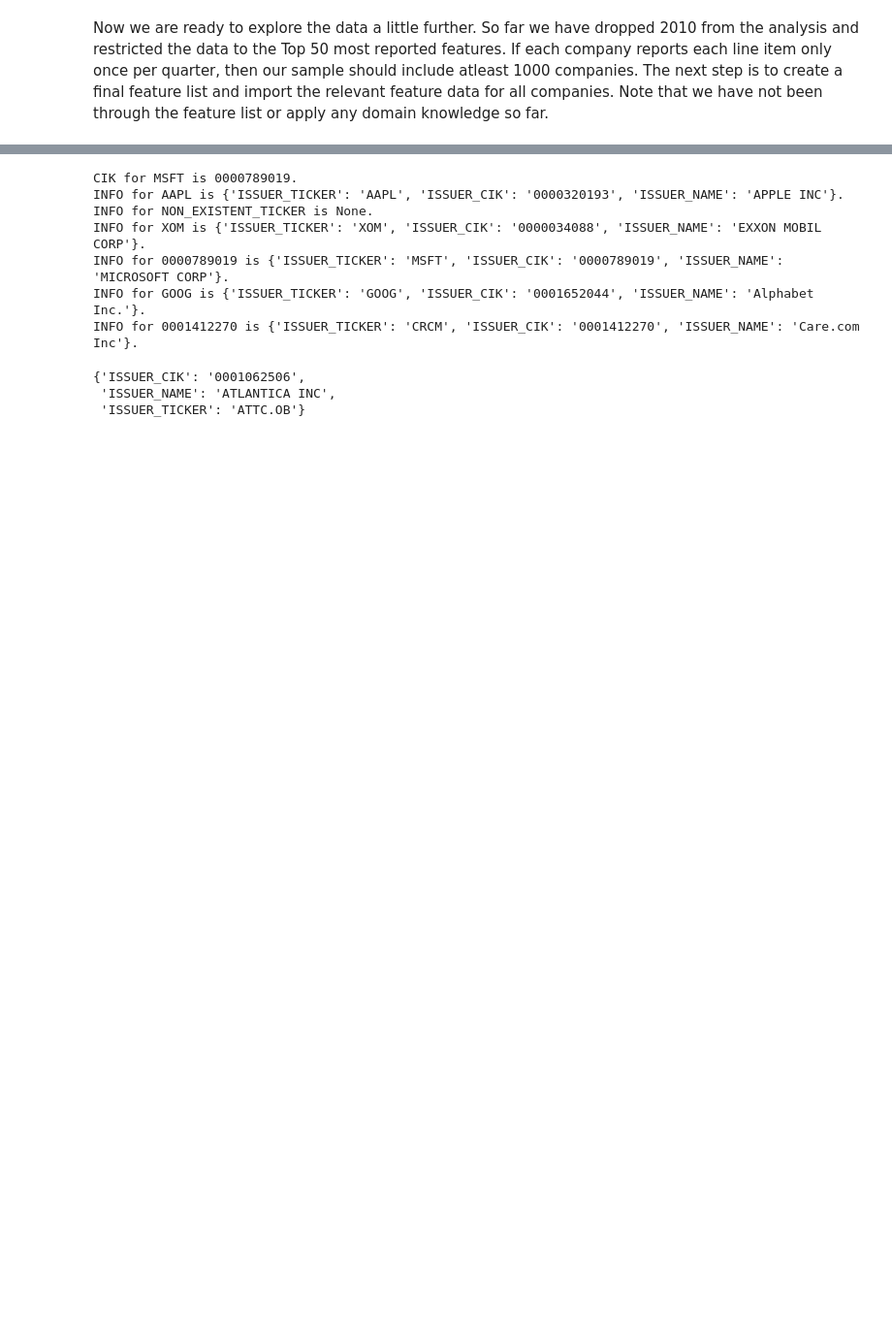
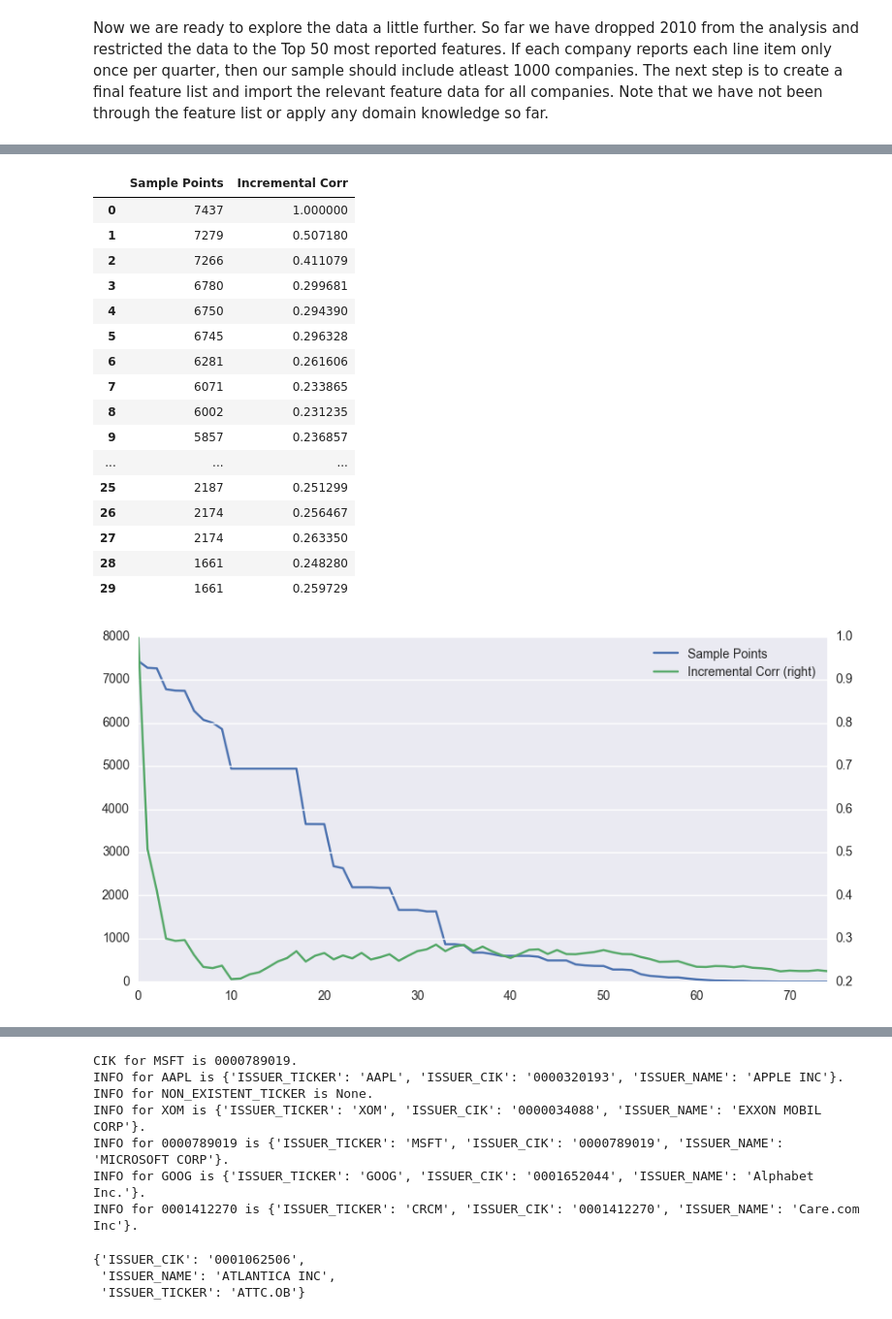
Before and after one commit to faisalhamid1162/machine-learning, a Jupyter notebook: projects/capstone/EquityTrading.ipynb, the cells around one changed output, grey strips where cells are left out. Shown at 97% size. Saved outputs shown, nothing was run; the diff lists cells and outputs as text; code cells hidden in the pictures; blank space fills up the shorter version.

```diff
--- a/projects/capstone/EquityTrading.ipynb
+++ b/projects/capstone/EquityTrading.ipynb
@@ -365,0 +583,17 @@ The fundamentals database, unfortunately, does not contain historical prices and
+# %%
+#Fill in missing values by replacing them with the average of the top 10 highest correlated features with a correlation above 0.8
+fillValues = pd.DataFrame()
+for c in range(len(finalData.columns.values)):
+    eachValue = finalData.columns.values[c]
+    print('Calculating ' + str(c+1) + ' of ' + str(len(reducedLabels)) + '.')
+    fillValues = pd.concat([fillValues, pd.DataFrame(finalData.loc[:, getCorrelatedFeatures(eachValue, maxFeatures=5, correlationCutoff=0.7).index.values].mean(axis=1), columns=[eachValue])], axis=1)
+    clear_output(wait=True)
+
+print("Filled values by category: ")
+display(pd.DataFrame((finalData.isnull() & fillValues.notnull()).sum().sort_values(ascending=False), columns=['Filled Values']))
+finalData.where(finalData.notnull(), other=fillValues, inplace=True)
+##Now we drop those companies that still have missing values
+#finalData = finalData.where(finalData.notnull(), tempdata)
+#print("Companies dropped due to unsuccessful fill: " + str(finalData.isnull().sum(axis=1).gt(0).sum()))
+#finalData.dropna(how='any', inplace=True)
+#display(finalData.describe())
@@ -365,0 +639,47 @@ The fundamentals database, unfortunately, does not contain historical prices and
+# %%
+#display(pd.Series(1, finalData.index, name='Avg. Pairwise Corr'))
+tempCorr = finalData.corr()
+
+tempdata = finalData.notnull().sum()
+tempdata = tempdata.divide(tempdata.max())
+tempdata = tempdata.multiply(tempCorr.mean(axis=0).abs().subtract(1).abs()).sort_values(ascending=False)
+
+tempLabels = []
+incrementalCorr = []
+while(len(tempLabels) < 75):
+    tempLabels.append(tempdata.index.values[0])
+    incrementalCorr.append(tempCorr.ix[tempLabels, tempLabels].abs().mean().mean())
+    #display(tempLabels)
+    tempdata = finalData.notnull().sum().ix[list(set(tempCorr.columns.values) - set(tempLabels))]
+    tempdata = tempdata.divide(tempdata.max())
+    tempdata = tempdata.multiply(tempCorr.ix[tempLabels, list(set(tempCorr.columns.values) - set(tempLabels))].mean(axis=0).abs().subtract(1).abs()).sort_values(ascending=False)
+
+featurePoints = pd.Series(finalData.notnull().loc[:, tempLabels].cumprod(axis=1).sum().values, range(len(tempLabels)), name='Sample Points')
+incrementalCorr = pd.Series(incrementalCorr, range(len(tempLabels)), name='Incremental Corr')
+
+display(pd.concat([featurePoints, incrementalCorr], axis=1).head(30))
+
+fig = plt.figure(figsize=(10, 5))
+featurePoints.plot(legend=True)
+incrementalCorr.plot(secondary_y=True, legend=True)
+
+finalFeatures = finalData.notnull().loc[:, tempLabels].cumprod(axis=1).sum()
+# %% [output]
+|  | Sample Points | Incremental Corr |
+| 0 | 7437 | 1.000000 |
+| 1 | 7279 | 0.507180 |
+| 2 | 7266 | 0.411079 |
+| 3 | 6780 | 0.299681 |
+| 4 | 6750 | 0.294390 |
+| 5 | 6745 | 0.296328 |
+| 6 | 6281 | 0.261606 |
+| 7 | 6071 | 0.233865 |
+| 8 | 6002 | 0.231235 |
+| 9 | 5857 | 0.236857 |
+| ... | ... | ... |
+| 25 | 2187 | 0.251299 |
+| 26 | 2174 | 0.256467 |
+| 27 | 2174 | 0.263350 |
+| 28 | 1661 | 0.248280 |
+| 29 | 1661 | 0.259729 |
+[figure, added]
```
Also changed, not shown: parts of 66 cells of this notebook, 4 other files.
